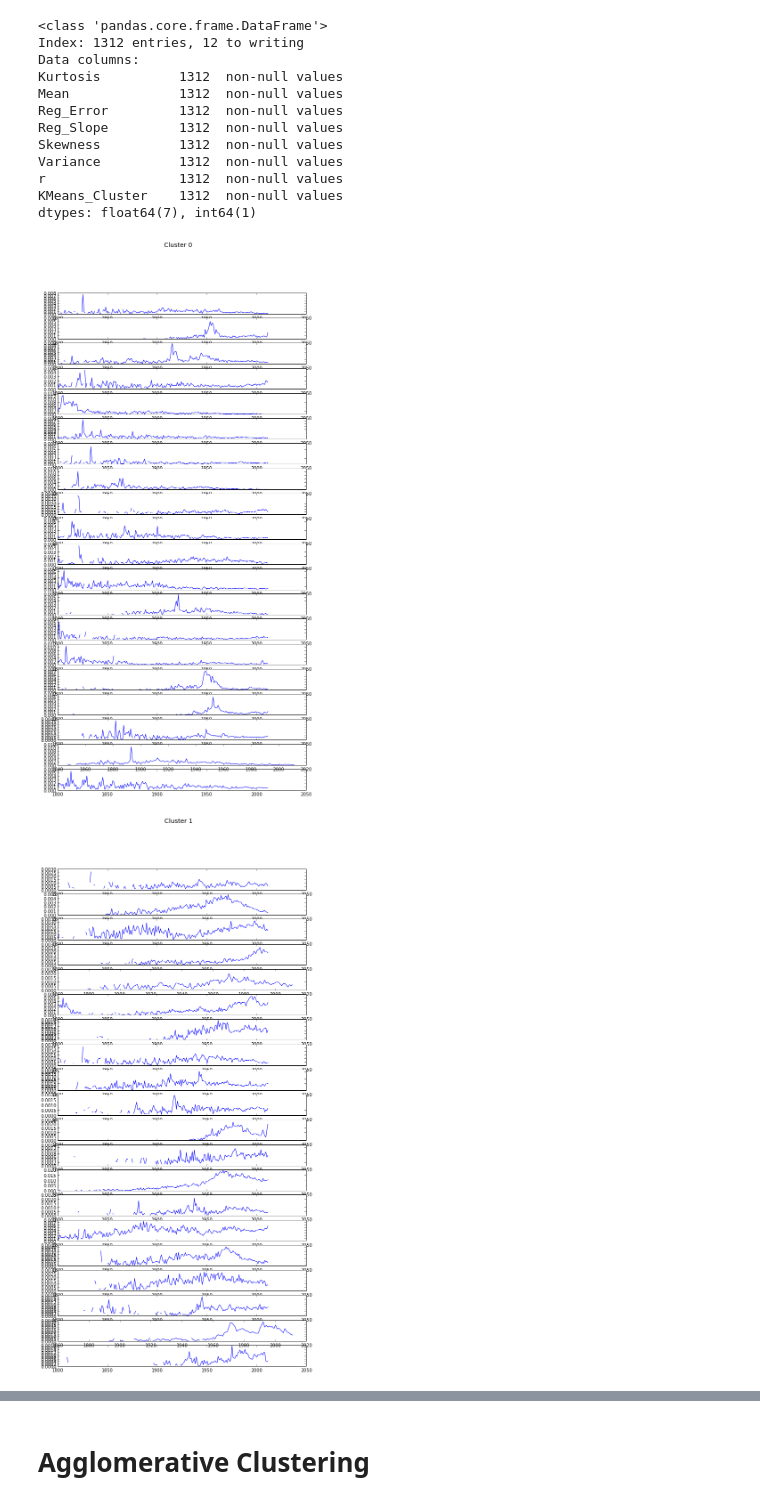
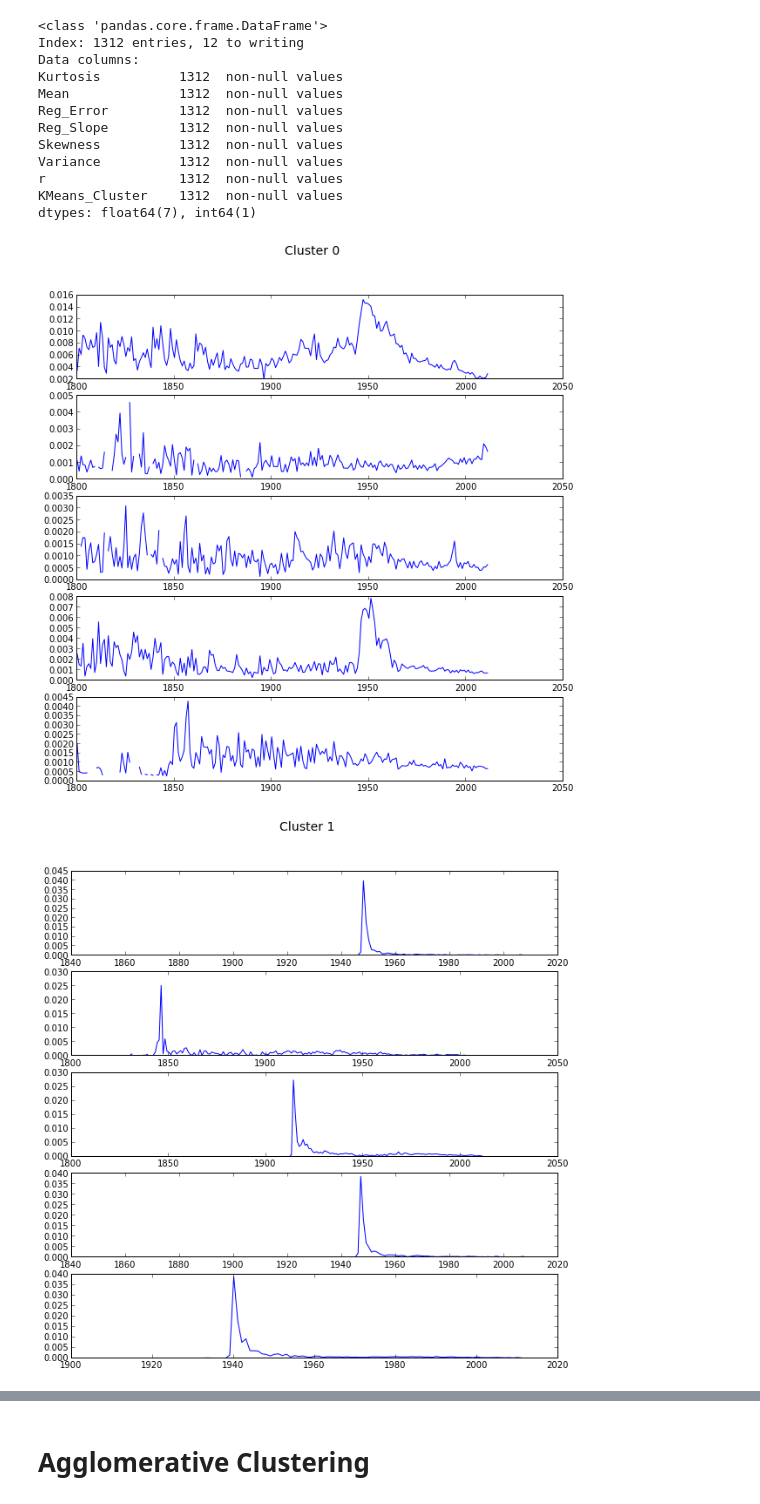
Before and after one commit to ahane/i290-project, a Jupyter notebook: Cluster_metrics.ipynb, the cells around one changed output, grey strips where cells are left out. Cells and saved outputs as stored; diff of their text form; code cells hidden in the pictures.

```diff
--- a/Cluster_metrics.ipynb
+++ b/Cluster_metrics.ipynb
@@ -147,3 +165,3 @@ metrics = DataFrame(agg_df)
 # %%
-metrics.sort(columns = ['rnew cluster'], ascending= False)[:30]
+metrics.sort(columns = ['Reg_Error'], ascending = True)[:50]
 # %% [output]
@@ -168,8 +185,10 @@ metrics.sort(columns = ['rnew cluster'], ascending= False)[:30]
 # %%
 metrics = metrics.set_index('Word')
+# %%
+metrics['r_sq'] = metrics['r'].apply(lambda x: x**2)
 # %%
 
 metrics_norm = (metrics - metrics.min())/(metrics.max() - metrics.min())
 # %%
-metrics_norm.sort(columns = ['Mean'], ascending= False)[:30]
+metrics_norm.sort(columns = ['Mean'], ascending= True)[:30]
 # %% [output]
@@ -218,7 +239,8 @@ K-Means Clustering
 # %%
 from numpy import array
 from scipy.cluster.vq import vq, kmeans2, whiten
-features  = array(metrics_norm[['Skewness', 'Kurtosis', 'Reg_Slope', 'Reg_Error']])
+features  = array(metrics_norm[['Skewness', 'Kurtosis', 'Reg_Slope', 'r']])
+#features  = array(metrics_norm[['Skewness', 'Reg_Error', 'Reg_Slope', 'Kurtosis']])
 whitened = whiten(features)
 book = array((whitened[0],whitened[2]))
 centroids, kmeans_labels =kmeans2(whitened, k=5)
@@ -244,11 +266,11 @@ dtypes: float64(7), int64(1)
 # %%
 for label, df in kmeans_df.groupby(by = 'KMeans_Cluster'):
 
-    fig = plt.figure(int(label), figsize = (10, 20))
+    fig = plt.figure(int(label), figsize = (10, 10))
     fig.suptitle('Cluster ' +str(label), fontsize=14)
-    for word, i in zip(df[:20].index, range(20)):
-        sp = plt.subplot(20,1,i)
+    for word, i in zip(df[20:25].index, range(5)):
+        sp = plt.subplot(5,1,i)
         sp.plot(normalized_by_total_books[word].index, normalized_by_total_books[word])
 # %% [output]
-[figure, old version]
+[figure, new version]
-[figure, old version]
+[figure, new version]
```
Also changed, not shown: parts of 20 cells of this notebook.
